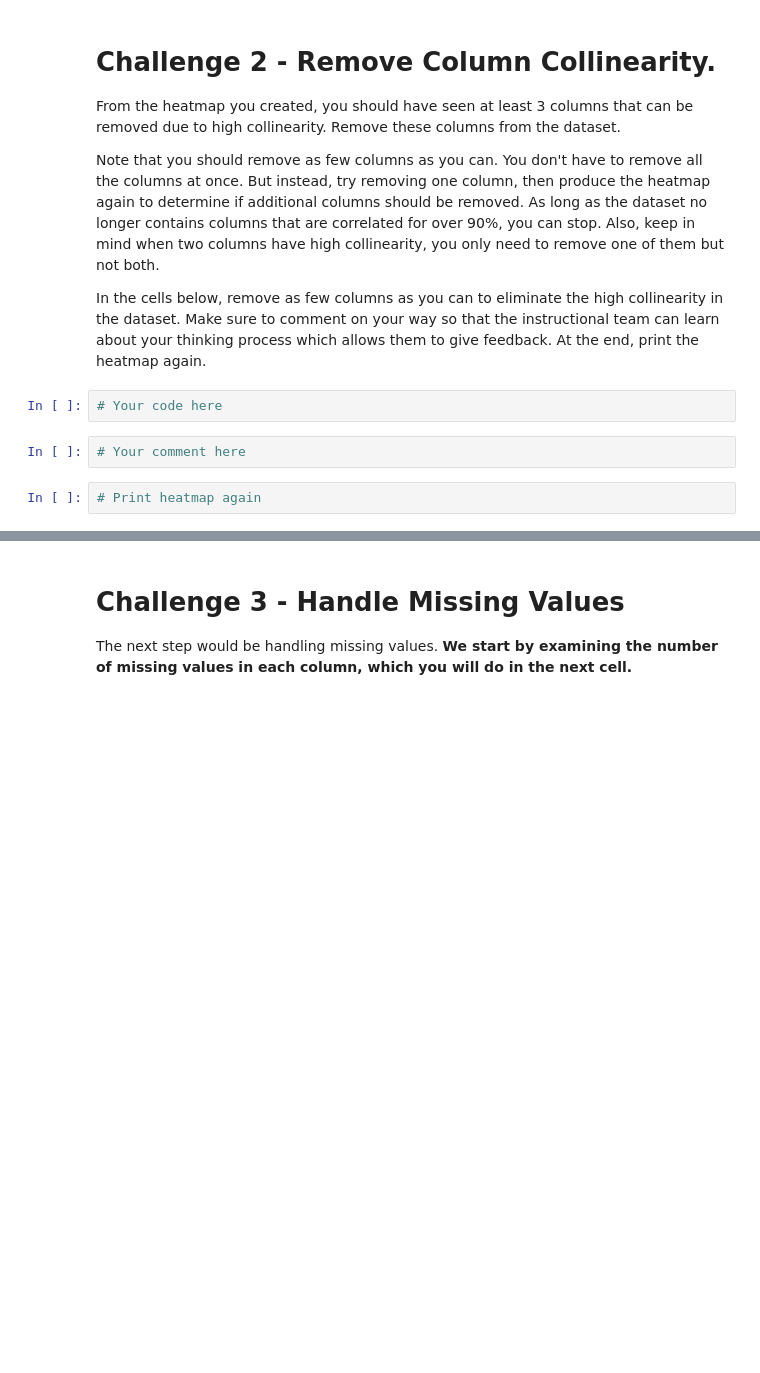
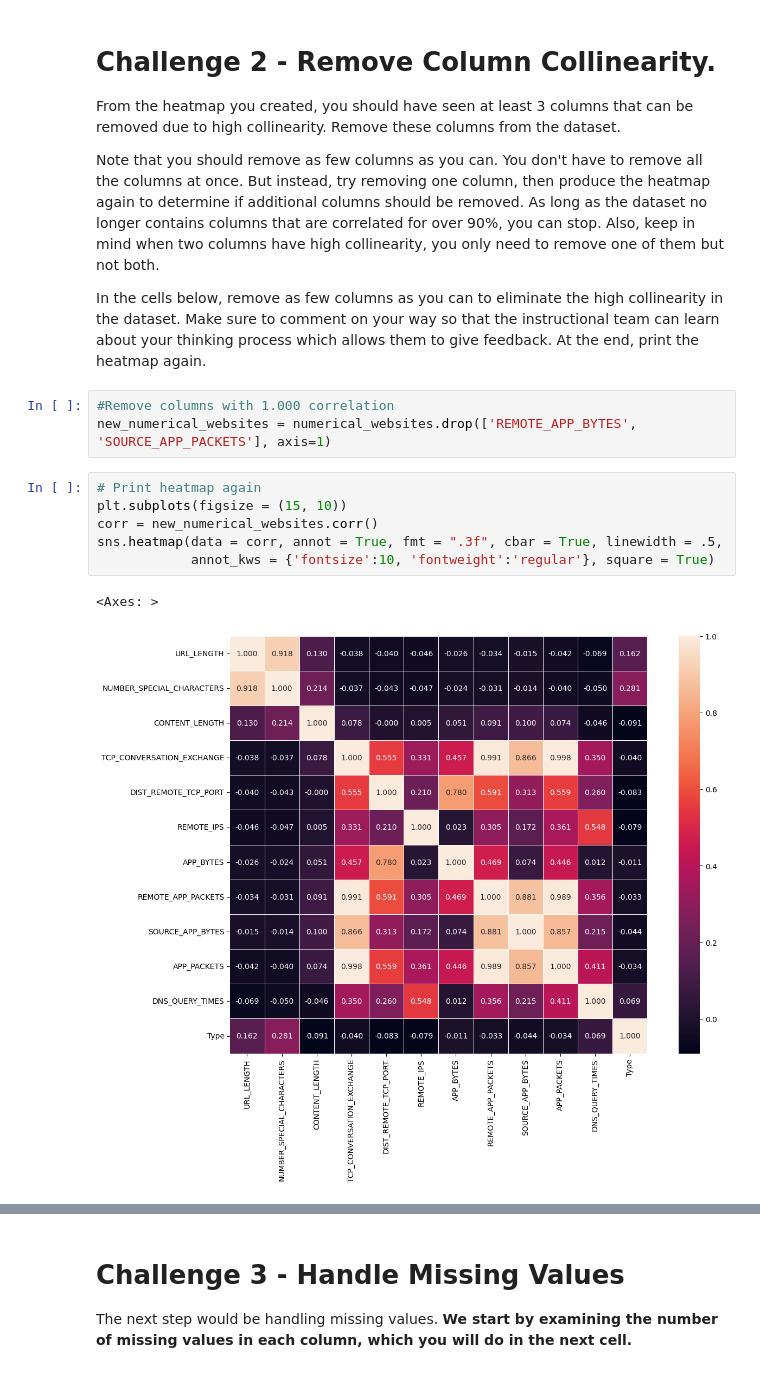
Before and after one commit to MargaMontV/dataptmad0223_labs, a Jupyter notebook: module-3/supervised-learning/your-code/main.ipynb, the cells around one changed output, grey strips where cells are left out. Saved outputs shown, nothing was run; the diff lists cells and outputs as text; blank space fills up the shorter version.

```diff
--- a/module-3/supervised-learning/your-code/main.ipynb
+++ b/module-3/supervised-learning/your-code/main.ipynb
@@ -240,9 +205,15 @@ From the heatmap you created, you should have seen at least 3 columns that can b
 Note that you should remove as few columns as you can. You don't have to remove all the columns at once. But instead, try removing one column, then produce the heatmap again to determine if additional columns should be removed. As long as the dataset no longer contains columns that are correlated for over 90%, you can stop. Also, keep in mind when two columns have high collinearity, you only need to remove one of them but not both.
 
 In the cells below, remove as few columns as you can to eliminate the high collinearity in the dataset. Make sure to comment on your way so that the instructional team can learn about your thinking process which allows them to give feedback. At the end, print the heatmap again.
-# %%
-# Your code here
-# %%
-# Your comment here
-# %%
-# Print heatmap again
+# %%
+#Remove columns with 1.000 correlation
+new_numerical_websites = numerical_websites.drop(['REMOTE_APP_BYTES', 'SOURCE_APP_PACKETS'], axis=1)
+# %%
+# Print heatmap again
+plt.subplots(figsize = (15, 10))
+corr = new_numerical_websites.corr()
+sns.heatmap(data = corr, annot = True, fmt = ".3f", cbar = True, linewidth = .5,
+            annot_kws = {'fontsize':10, 'fontweight':'regular'}, square = True)
+# %% [output]
+<Axes: >
+[figure, added]
```
Also changed, not shown: parts of 20 cells of this notebook.
